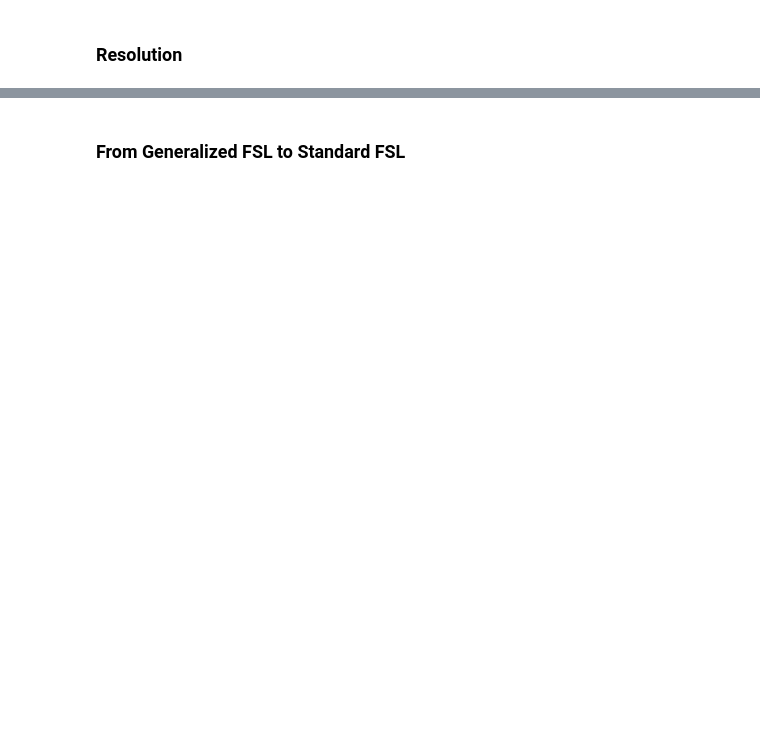
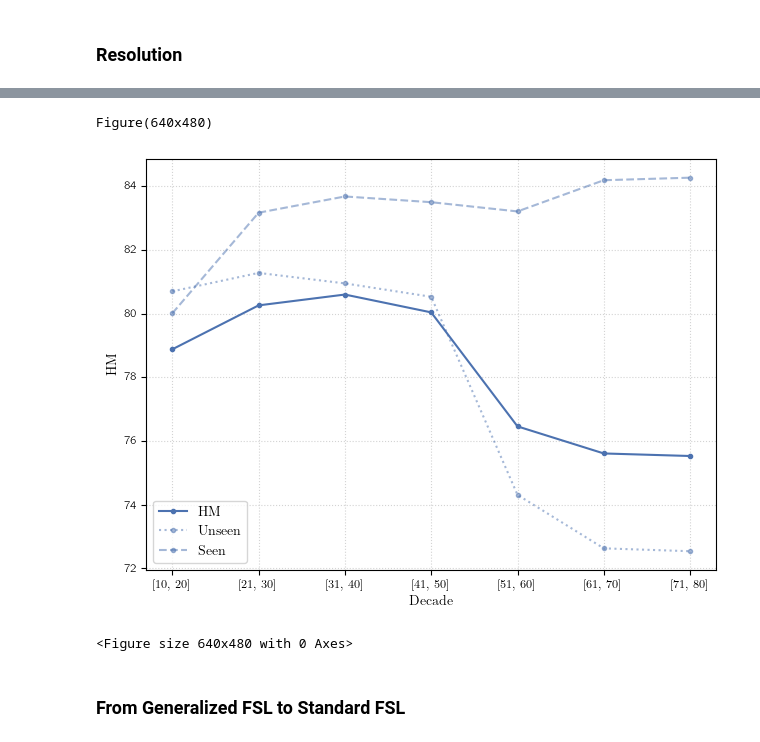
Before and after one commit to bereml/Meta-CXR-dev, a Jupyter notebook: notes/paper.ipynb, the cells around one changed output, grey strips where cells are left out. Cells and saved outputs as stored; diff of their text form; code cells hidden in the pictures; blank space fills up the shorter version.

```diff
--- a/notes/paper.ipynb
+++ b/notes/paper.ipynb
@@ -217,0 +248,13 @@ Figure(640x480)
+# %%
+def load_age_df():
+    df = pd.read_csv(join(results_dir, 'shift_pop', 'exp_mtst.csv'))
+    df = df[df.run.str.startswith('age_decade')]
+    df['Decade'] = df['run'].str.split('_', expand=True)[1].str[6:].astype(int)
+    df['Unseen'] = df['unseen']
+    df['Seen'] = df['seen']
+    df['HM'] = df['hm']
+    df = df[['Decade', 'Seen',  'Unseen', 'HM']]
+    return df
+
+age_df = load_age_df()
+age_df
@@ -218,3 +270,54 @@ Figure(640x480)
+# %%
+def generate_age_plot(df: pd.DataFrame):
+    df = df.copy()
+    df['Unseen'] = df['Unseen'].str[:5].astype(float)
+    df['Seen'] = df['Seen'].str[:5].astype(float)
+    df['HM'] = df['HM'].str[:5].astype(float)
+
+    fig, ax = plt.subplots()
+    ax: Axes = ax
+    print(plt.figure())
+
+    df.plot(
+        x='Decade', y='HM',
+        ax=ax,
+        marker='.', linestyle='solid',
+        color=color_palette[0]
+    )
+
+    df.plot(
+        x='Decade', y='Unseen',
+        ax=ax,
+        marker='.', linestyle='dotted',
+        alpha=0.5, color=color_palette[0]
+    )
+
+    df.plot(
+        x='Decade', y='Seen',
+        ax=ax,
+        marker='.', linestyle='dashed',
+        alpha=0.5, color=color_palette[0]
+    )
+
+    labels = ['[10, 20]', '[21, 30]', '[31, 40]', '[41, 50]',
+              '[51, 60]', '[61, 70]', '[71, 80]']
+    ax.set_xticks(range(2, 9), labels)
+    ax.set_xlabel('Decade')
+    ax.set_ylabel('HM')
+
+    ax.tick_params(axis='both', which='major', labelsize='small')
+    ax.tick_params(axis='both', which='minor', labelsize='small')
+
+    ax.grid()
+    fig.tight_layout()
+    fig.savefig(join(plots_dir, 'subpop_age.pdf'))
+
+
+generate_age_plot(age_df)
+# %% [output]
+Figure(640x480)
+[figure, added]
+<Figure size 640x480 with 0 Axes>
 # %% [markdown]
 ### From Generalized FSL to Standard FSL
 # %%
```
Also changed, not shown: parts of 9 cells of this notebook.
